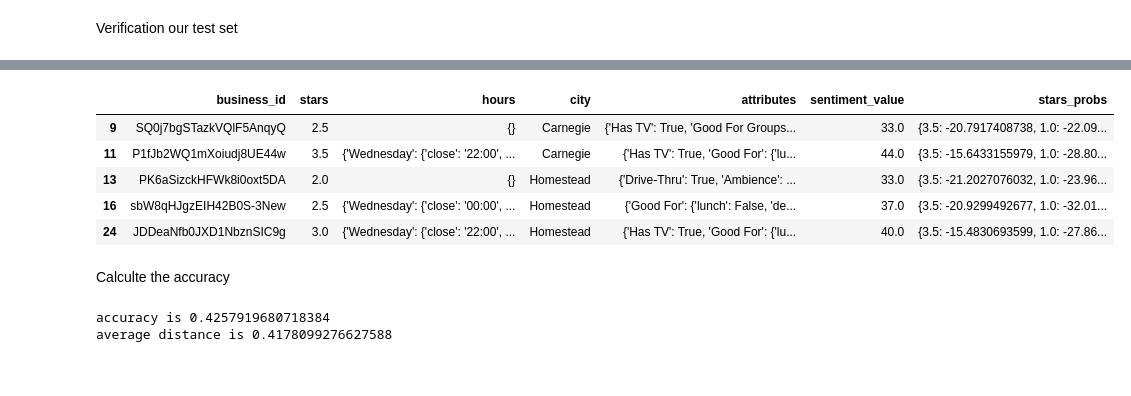
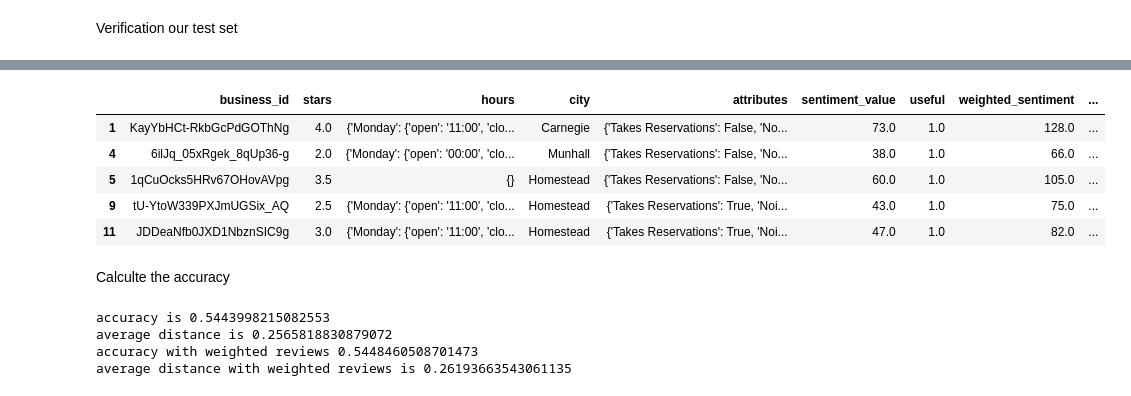
Before and after one commit to Raul818/yelp-dataset-challenge, a Jupyter notebook: demo/Analysis.ipynb, the cells around one changed output, grey strips where cells are left out. Saved outputs shown, nothing was run; the diff lists cells and outputs as text; code cells hidden in the pictures.

Commit message:
Second version of sentiment analysis in classifier

```diff
--- a/demo/Analysis.ipynb
+++ b/demo/Analysis.ipynb
@@ -42,0 +49,4 @@ df_bus_review_merged.head()
+# %%
+df_sentiment_user = get_merged_sentiment_details()
+print (len(df_sentiment_user))
+df_sentiment_user.head()
@@ -42,0 +70,12 @@ df_bus_review_merged.head()
+# %%
+def get_merged_business_sentiment():
+    df_sentiment_business = df_sentiment_user.groupby('business_id',as_index=False)[['sentiment_value','useful']].mean()
+    df_bus_review_merged = pd.merge(df_business_restaurants,df_sentiment_business, how='left',
+                                     on=['business_id', 'business_id'])
+    df_bus_review_merged['sentiment_value'] = discretize_values(df_bus_review_merged['sentiment_value'],100)
+    df_bus_review_merged['useful'] = discretize_values(df_bus_review_merged['useful'],10)
+    df_bus_review_merged['weighted_sentiment'] = discretize_values(df_bus_review_merged['sentiment_value'] * df_bus_review_merged['useful'], 1000)
+    return df_bus_review_merged
+# %%
+df_bus_review_merged = get_merged_business_sentiment()
+df_bus_review_merged.head()
@@ -208,6 +254,7 @@ for star in business_of_stars:
 
 num_working_types = len(working_type_set)
 num_cities = len(training_restaurants_df['city'].unique())
+num_weighted_sentiments = len(training_restaurants_df['weighted_sentiment'].unique())
 num_sentiments = len(training_restaurants_df['sentiment_value'].unique())
 
 types_freq_of_stars = {}
@@ -219,6 +266,7 @@ noise_level_of_stars = {}
 price_range_of_stars = {}
 take_out_of_stars = {}
 sentiment_of_stars = {}
+sentiment_of_weighted_stars = {}
 
 #calculate the frequencies
 for star in business_of_stars:
@@ -336,9 +384,16 @@ for star in business_of_stars:
 
     take_out_of_stars[star] = take_out_freq
 
-     # count frequency for sentiments
+    # count frequency for weighted sentiments
+    sentiment_weighted_freq = {}
+    sentiment_of_business_weighted = business_of_star_df.groupby('weighted_sentiment')
+    for sentiment in sentiment_of_business_weighted.groups:
+        sentiment_weighted_freq[sentiment] = (len(sentiment_of_business_weighted.get_group(sentiment)) + 1.0) / (num_business + num_weighted_sentiments)
+    sentiment_weighted_freq[DEFAULT_TYPE] = 1.0 / (num_business + num_weighted_sentiments)
+    sentiment_of_weighted_stars[star] = sentiment_weighted_freq
+
+    # count frequency for sentiments
     sentiment_freq = {}
-    # Now group them by city
     sentiment_of_business = business_of_star_df.groupby('sentiment_value')
     for sentiment in sentiment_of_business.groups:
         sentiment_freq[sentiment] = (len(sentiment_of_business.get_group(sentiment)) + 1.0) / (num_business + num_sentiments)
@@ -360,43 +415,47 @@ test_restaurants_df.head()
 # %%
 import numpy as np
 
-def calc_probs(hours, city, attrs, sentiment_value):
+def calc_probs(hours, city, attrs, sentiment_value, weighted):
     probs_of_stars = {}
 
     working_type = hours_to_type(hours)
 
     for star in prior_of_stars:
         prob = np.log(prior_of_stars[star])
         prob += np.log(types_freq_of_stars[star].get(working_type, types_freq_of_stars[star]['default']))
         prob += np.log(city_freq_of_stars[star].get(city, city_freq_of_stars[star]['default']))
 
         prob += np.log(accepts_credit_cards_of_stars[star].get(extract_value_from_attrs(attrs, 'Accepts Credit Cards'), accepts_credit_cards_of_stars[star][DEFAULT_TYPE]))
         prob += np.log(alcohol_of_stars[star].get(extract_value_from_attrs(attrs, 'Alcohol'), alcohol_of_stars[star][DEFAULT_TYPE]))
         prob += np.log(caters_of_stars[star].get(extract_value_from_attrs(attrs, 'Caters'), caters_of_stars[star][DEFAULT_TYPE]))
         prob += np.log(noise_level_of_stars[star].get(extract_value_from_attrs(attrs, 'Noise Level'), noise_level_of_stars[star][DEFAULT_TYPE]))
         prob += np.log(price_range_of_stars[star].get(extract_value_from_attrs(attrs, 'Price Range'), price_range_of_stars[star][DEFAULT_TYPE]))
         prob += np.log(take_out_of_stars[star].get(extract_value_from_attrs(attrs, 'Take-out'), take_out_of_stars[star][DEFAULT_TYPE]))
 
-        prob += np.log(sentiment_of_stars[star].get(sentiment_value, sentiment_of_stars[star]['default']))
+        if(weighted):
+            prob += np.log(sentiment_of_weighted_stars[star].get(sentiment_value, sentiment_of_weighted_stars[star]['default']))
+        else :
+            prob += np.log(sentiment_of_stars[star].get(sentiment_value, sentiment_of_stars[star]['default']))
 
         probs_of_stars[star] = prob
     return probs_of_stars
 
-test_restaurants_df['stars_probs'] = test_restaurants_df.apply(lambda r: calc_probs(r['hours'], r['city'], r['attributes'],r['sentiment_value']), axis=1)
+test_restaurants_df['stars_probs_weighted'] = test_restaurants_df.apply(lambda r: calc_probs(r['hours'], r['city'], r['attributes'],r['weighted_sentiment'],True), axis=1)
+test_restaurants_df['stars_probs'] = test_restaurants_df.apply(lambda r: calc_probs(r['hours'], r['city'], r['attributes'],r['sentiment_value'],False), axis=1)
 test_restaurants_df.head()
 # %% [output]
-|  | business_id | stars | hours | city | attributes | sentiment_value | stars_probs |
-| 9 | SQ0j7bgSTazkVQlF5AnqyQ | 2.5 | {} | Carnegie | {'Has TV': True, 'Good For Groups... | 33.0 | {3.5: -20.7917408738, 1.0: -22.09... |
-| 11 | P1fJb2WQ1mXoiudj8UE44w | 3.5 | {'Wednesday': {'close': '22:00', ... | Carnegie | {'Has TV': True, 'Good For': {'lu... | 44.0 | {3.5: -15.6433155979, 1.0: -28.80... |
-| 13 | PK6aSizckHFWk8i0oxt5DA | 2.0 | {} | Homestead | {'Drive-Thru': True, 'Ambience': ... | 33.0 | {3.5: -21.2027076032, 1.0: -23.96... |
-| 16 | sbW8qHJgzEIH42B0S-3New | 2.5 | {'Wednesday': {'close': '00:00', ... | Homestead | {'Good For': {'lunch': False, 'de... | 37.0 | {3.5: -20.9299492677, 1.0: -32.01... |
-| 24 | JDDeaNfb0JXD1NbznSIC9g | 3.0 | {'Wednesday': {'close': '22:00', ... | Homestead | {'Has TV': True, 'Good For': {'lu... | 40.0 | {3.5: -15.4830693599, 1.0: -27.86... |
+|  | business_id | stars | hours | city | attributes | sentiment_value | useful | weighted_sentiment | ... |
+| 1 | KayYbHCt-RkbGcPdGOThNg | 4.0 | {'Monday': {'open': '11:00', 'clo... | Carnegie | {'Takes Reservations': False, 'No... | 73.0 | 1.0 | 128.0 | ... |
+| 4 | 6ilJq_05xRgek_8qUp36-g | 2.0 | {'Monday': {'open': '00:00', 'clo... | Munhall | {'Takes Reservations': False, 'No... | 38.0 | 1.0 | 66.0 | ... |
+| 5 | 1qCuOcks5HRv67OHovAVpg | 3.5 | {} | Homestead | {'Takes Reservations': False, 'No... | 60.0 | 1.0 | 105.0 | ... |
+| 9 | tU-YtoW339PXJmUGSix_AQ | 2.5 | {'Monday': {'open': '11:00', 'clo... | Homestead | {'Takes Reservations': True, 'Noi... | 43.0 | 1.0 | 75.0 | ... |
+| 11 | JDDeaNfb0JXD1NbznSIC9g | 3.0 | {'Monday': {'open': '11:00', 'clo... | Homestead | {'Takes Reservations': True, 'Noi... | 47.0 | 1.0 | 82.0 | ... |
 # %% [markdown]
 Calculte the accuracy
 # %%
 import operator
 
-def predict(stars, probs):
+def predict(probs):
     sorted_probs = sorted(probs.items(), key=operator.itemgetter(1))
     return sorted_probs[-1][0]
 
@@ -406,15 +465,24 @@ def correctness(stars, estimated_stars):
 def distance(stars, estimated_stars):
     return abs(stars - estimated_stars)
 
-test_restaurants_df['estimated_stars'] = test_restaurants_df.apply(lambda r: predict(r['stars'], r['stars_probs']), axis=1)
-test_restaurants_df['correctness'] = test_restaurants_df.apply(lambda r: correctness(r['stars'], r['estimated_stars']), axis=1)
-test_restaurants_df['distance'] = test_restaurants_df.apply(lambda r: distance(r['stars'], r['estimated_stars']), axis=1)
+test_restaurants_df['estimated_weighted_stars'] = test_restaurants_df.apply(lambda r: predict(r['stars_probs_weighted']), axis=1)
+test_restaurants_df['estimated_stars'] = test_restaurants_df.apply(lambda r: predict(r['stars_probs']), axis=1)
 
 
+
+test_restaurants_df['correctness'] = test_restaurants_df.apply(lambda r: correctness(r['stars'], r['estimated_stars']), axis=1)
 corrects = len(test_restaurants_df[test_restaurants_df['correctness'] == True])
+test_restaurants_df['distance'] = test_restaurants_df.apply(lambda r: distance(r['stars'], r['estimated_stars']), axis=1)
 print('accuracy is ' + str(corrects * 1.0 / len(test_restaurants_df)))
+print('average distance is ' + str(test_restaurants_df['distance'].mean()))
 
-print('average distance is ' + str(test_restaurants_df['distance'].mean()))
+test_restaurants_df['correctness'] = test_restaurants_df.apply(lambda r: correctness(r['stars'], r['estimated_weighted_stars']), axis=1)
+corrects = len(test_restaurants_df[test_restaurants_df['correctness'] == True])
+test_restaurants_df['distance'] = test_restaurants_df.apply(lambda r: distance(r['stars'], r['estimated_weighted_stars']), axis=1)
+print('accuracy with weighted reviews ' + str(corrects * 1.0 / len(test_restaurants_df)))
+print('average distance with weighted reviews is ' + str(test_restaurants_df['distance'].mean()))
 # %% [output]
-accuracy is 0.4257919680718384
-average distance is 0.4178099276627588
+accuracy is 0.5443998215082553
+average distance is 0.2565818830879072
+accuracy with weighted reviews 0.5448460508701473
+average distance with weighted reviews is 0.26193663543061135
```
Also changed, not shown: parts of 16 cells of this notebook.
